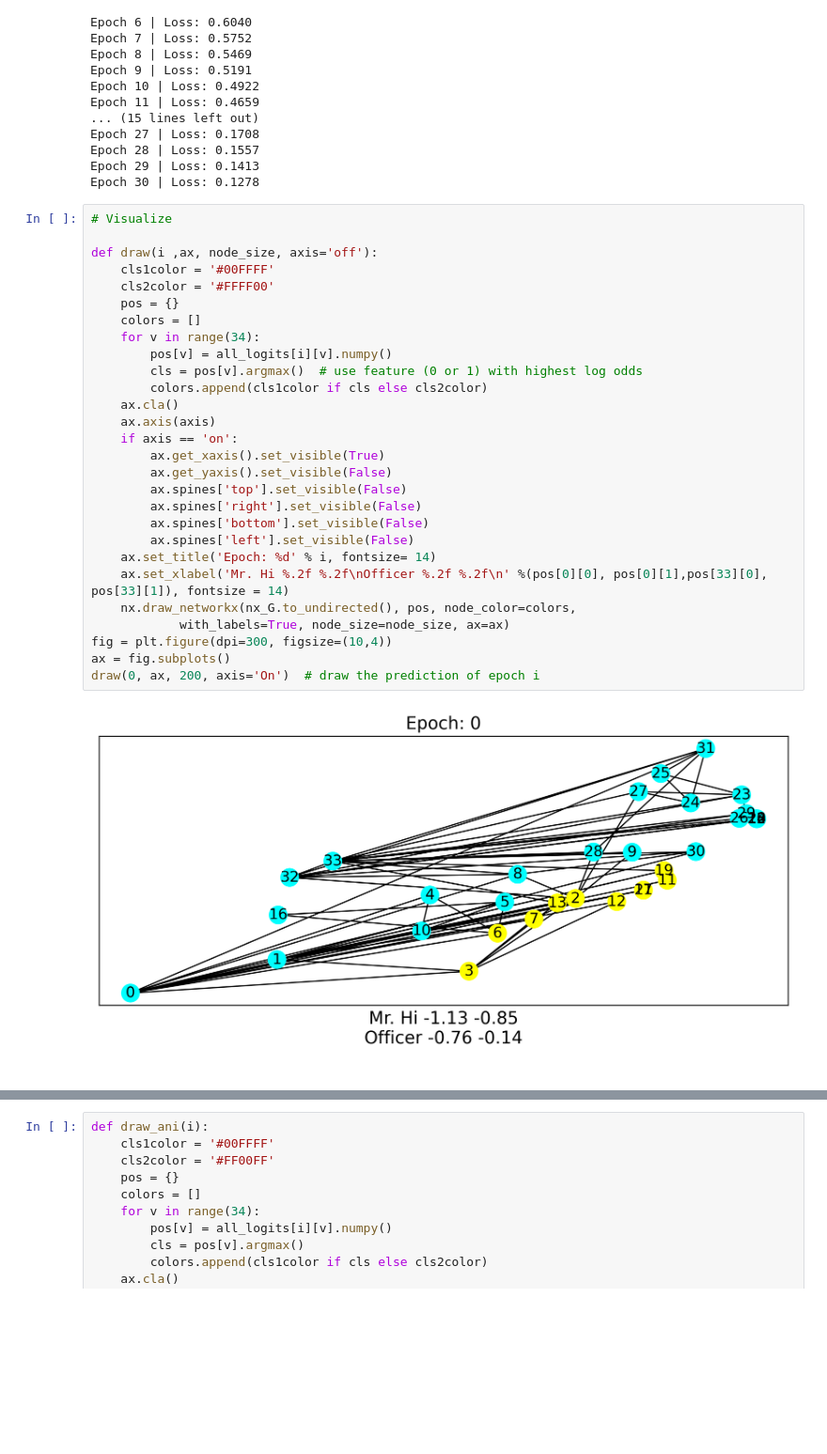
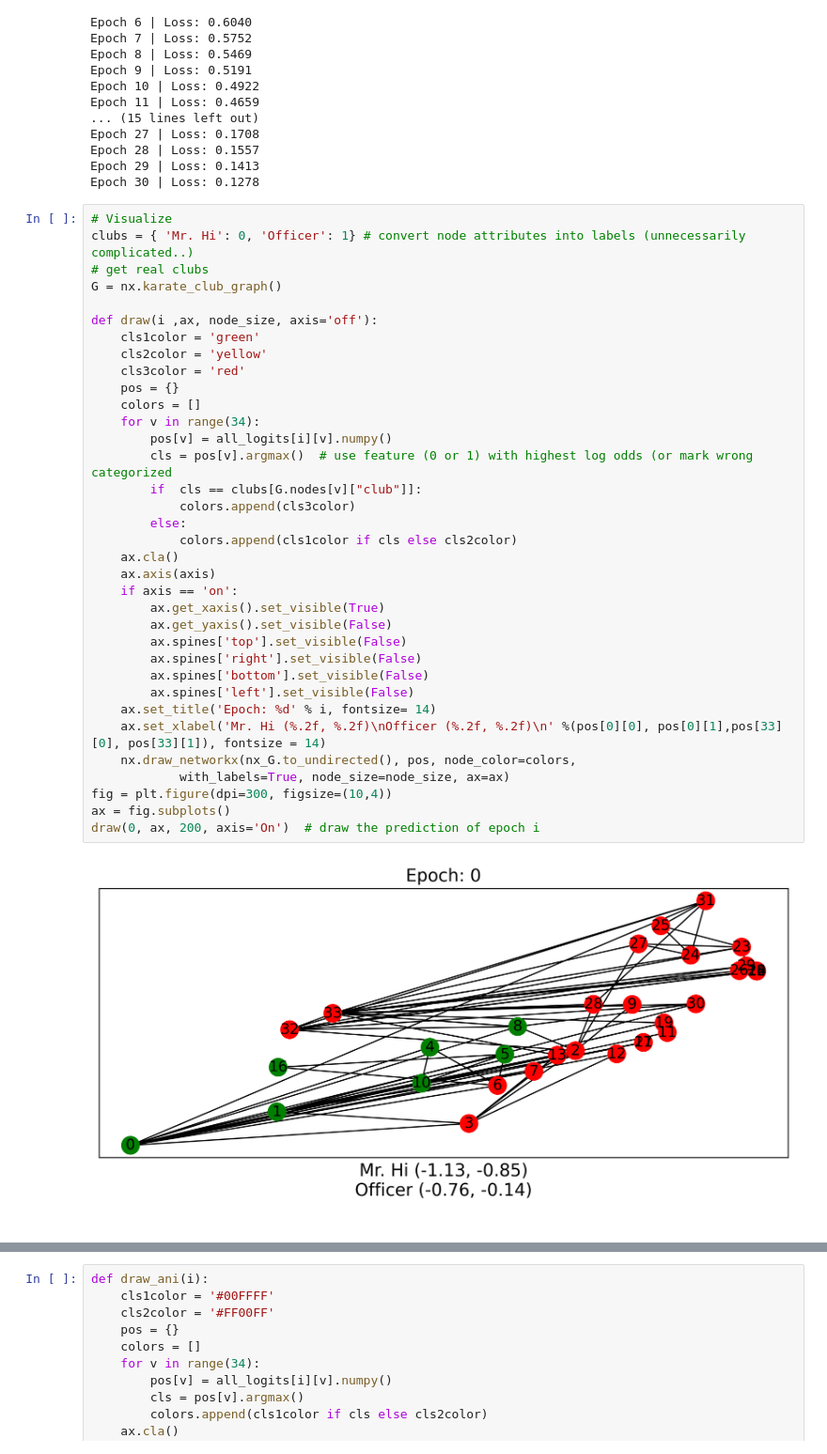
Before and after one commit to tobiasweede/rs-via-gnn, a Jupyter notebook: 00_zachary/Zachary_GCN.ipynb, the cells around one changed output, grey strips where cells are left out. Shown at 94% size. Saved outputs shown, nothing was run; the diff lists cells and outputs as text; blank space fills up the shorter version.

```diff
--- a/00_zachary/Zachary_GCN.ipynb
+++ b/00_zachary/Zachary_GCN.ipynb
@@ -125,34 +125,41 @@ Epoch 29 | Loss: 0.1413
 Epoch 30 | Loss: 0.1278
 # %%
 # Visualize
+clubs = { 'Mr. Hi': 0, 'Officer': 1} # convert node attributes into labels (unnecessarily complicated..)
+# get real clubs
+G = nx.karate_club_graph()
 
 def draw(i ,ax, node_size, axis='off'):
-    cls1color = '#00FFFF'
-    cls2color = '#FFFF00'
+    cls1color = 'green'
+    cls2color = 'yellow'
+    cls3color = 'red'
     pos = {}
     colors = []
     for v in range(34):
         pos[v] = all_logits[i][v].numpy()
-        cls = pos[v].argmax()  # use feature (0 or 1) with highest log odds
-        colors.append(cls1color if cls else cls2color)
+        cls = pos[v].argmax()  # use feature (0 or 1) with highest log odds (or mark wrong categorized
+        if  cls == clubs[G.nodes[v]["club"]]:
+            colors.append(cls3color)
+        else:
+            colors.append(cls1color if cls else cls2color)
     ax.cla()
     ax.axis(axis)
     if axis == 'on':
         ax.get_xaxis().set_visible(True)
         ax.get_yaxis().set_visible(False)
         ax.spines['top'].set_visible(False)
         ax.spines['right'].set_visible(False)
         ax.spines['bottom'].set_visible(False)
         ax.spines['left'].set_visible(False)
     ax.set_title('Epoch: %d' % i, fontsize= 14)
-    ax.set_xlabel('Mr. Hi %.2f %.2f\nOfficer %.2f %.2f\n' %(pos[0][0], pos[0][1],pos[33][0], pos[33][1]), fontsize = 14)
+    ax.set_xlabel('Mr. Hi (%.2f, %.2f)\nOfficer (%.2f, %.2f)\n' %(pos[0][0], pos[0][1],pos[33][0], pos[33][1]), fontsize = 14)
     nx.draw_networkx(nx_G.to_undirected(), pos, node_color=colors,
             with_labels=True, node_size=node_size, ax=ax)
 fig = plt.figure(dpi=300, figsize=(10,4))
 ax = fig.subplots()
 draw(0, ax, 200, axis='On')  # draw the prediction of epoch i
 # %% [output]
-[figure, old version]
+[figure, new version]
 # %%
 fig = plt.figure(dpi=300, figsize=(10,4))
 ax = fig.subplots(ncols=3)
```
Also changed, not shown: parts of 1 cell of this notebook, 11 other files.
